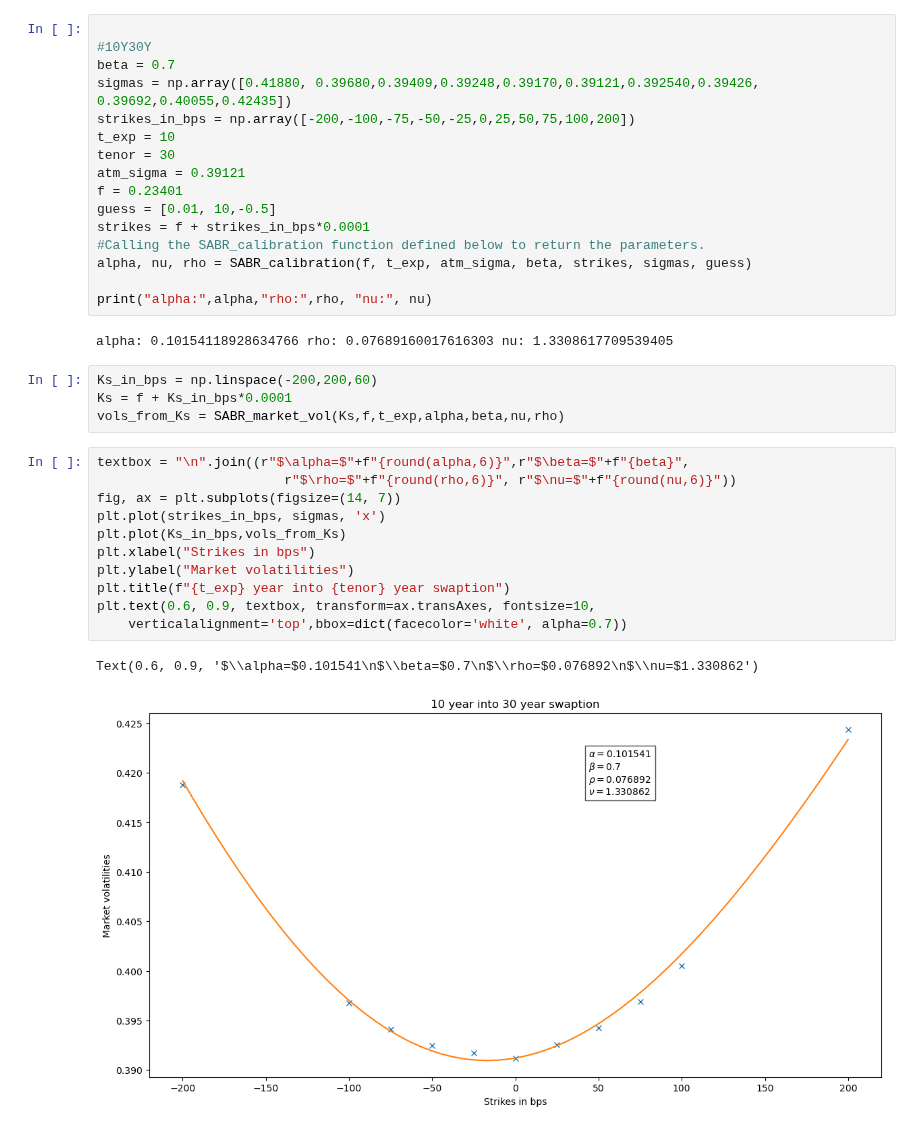
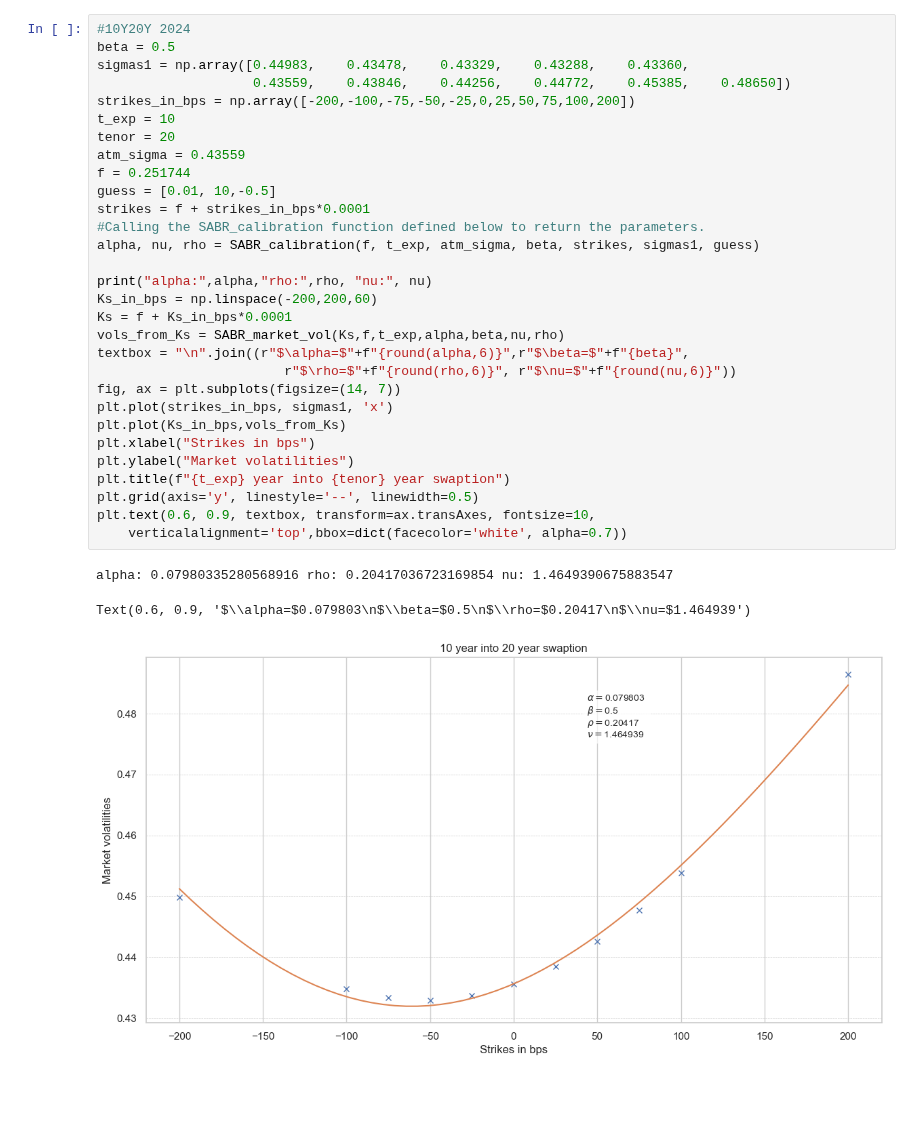
Before and after one commit to NannaOhrt/master_thesis, a Jupyter notebook: main/code/cal_parm_SABR.ipynb, the cells around one changed output. Saved outputs shown, nothing was run; the diff lists cells and outputs as text; blank space fills up the shorter version.

```diff
--- a/main/code/cal_parm_SABR.ipynb
+++ b/main/code/cal_parm_SABR.ipynb
@@ -79,36 +110,34 @@ def SABR_calibration(f, t_exp, sigma_atm, beta, strikes, vols,guess):
 # %%
-
-#10Y30Y
-beta = 0.7
-sigmas = np.array([0.41880,	0.39680,0.39409,0.39248,0.39170,0.39121,0.392540,0.39426,	0.39692,0.40055,0.42435])
+#10Y20Y 2024
+beta = 0.5
+sigmas1 = np.array([0.44983,	0.43478,	0.43329,	0.43288,	0.43360,
+                   	0.43559,	0.43846,	0.44256,	0.44772,	0.45385,	0.48650])
 strikes_in_bps = np.array([-200,-100,-75,-50,-25,0,25,50,75,100,200])
 t_exp = 10
-tenor = 30
-atm_sigma = 0.39121
-f = 0.23401
+tenor = 20
+atm_sigma = 0.43559
+f = 0.251744
 guess = [0.01, 10,-0.5]
 strikes = f + strikes_in_bps*0.0001
 #Calling the SABR_calibration function defined below to return the parameters.
-alpha, nu, rho = SABR_calibration(f, t_exp, atm_sigma, beta, strikes, sigmas, guess)
+alpha, nu, rho = SABR_calibration(f, t_exp, atm_sigma, beta, strikes, sigmas1, guess)
 
 print("alpha:",alpha,"rho:",rho, "nu:", nu)
+Ks_in_bps = np.linspace(-200,200,60)
+Ks = f + Ks_in_bps*0.0001
+vols_from_Ks = SABR_market_vol(Ks,f,t_exp,alpha,beta,nu,rho)
+textbox = "\n".join((r"$\alpha=$"+f"{round(alpha,6)}",r"$\beta=$"+f"{beta}",
+                        r"$\rho=$"+f"{round(rho,6)}", r"$\nu=$"+f"{round(nu,6)}"))
+fig, ax = plt.subplots(figsize=(14, 7))
+plt.plot(strikes_in_bps, sigmas1, 'x')
+plt.plot(Ks_in_bps,vols_from_Ks)
+plt.xlabel("Strikes in bps")
+plt.ylabel("Market volatilities")
+plt.title(f"{t_exp} year into {tenor} year swaption")
+plt.grid(axis='y', linestyle='--', linewidth=0.5)
+plt.text(0.6, 0.9, textbox, transform=ax.transAxes, fontsize=10,
+    verticalalignment='top',bbox=dict(facecolor='white', alpha=0.7))
 # %% [output]
-alpha: 0.10154118928634766 rho: 0.07689160017616303 nu: 1.3308617709539405
+alpha: 0.07980335280568916 rho: 0.20417036723169854 nu: 1.4649390675883547
+Text(0.6, 0.9, '$\\alpha=$0.079803\n$\\beta=$0.5\n$\\rho=$0.20417\n$\\nu=$1.464939')
+[figure, added]
-# %%
-Ks_in_bps = np.linspace(-200,200,60)
-Ks = f + Ks_in_bps*0.0001
-vols_from_Ks = SABR_market_vol(Ks,f,t_exp,alpha,beta,nu,rho)
-# %%
-textbox = "\n".join((r"$\alpha=$"+f"{round(alpha,6)}",r"$\beta=$"+f"{beta}",
-                        r"$\rho=$"+f"{round(rho,6)}", r"$\nu=$"+f"{round(nu,6)}"))
-fig, ax = plt.subplots(figsize=(14, 7))
-plt.plot(strikes_in_bps, sigmas, 'x')
-plt.plot(Ks_in_bps,vols_from_Ks)
-plt.xlabel("Strikes in bps")
-plt.ylabel("Market volatilities")
-plt.title(f"{t_exp} year into {tenor} year swaption")
-plt.text(0.6, 0.9, textbox, transform=ax.transAxes, fontsize=10,
-    verticalalignment='top',bbox=dict(facecolor='white', alpha=0.7))
-# %% [output]
-Text(0.6, 0.9, '$\\alpha=$0.101541\n$\\beta=$0.7\n$\\rho=$0.076892\n$\\nu=$1.330862')
-[figure, removed]
```
Also changed, not shown: parts of 2 cells of this notebook, 6 other files.
